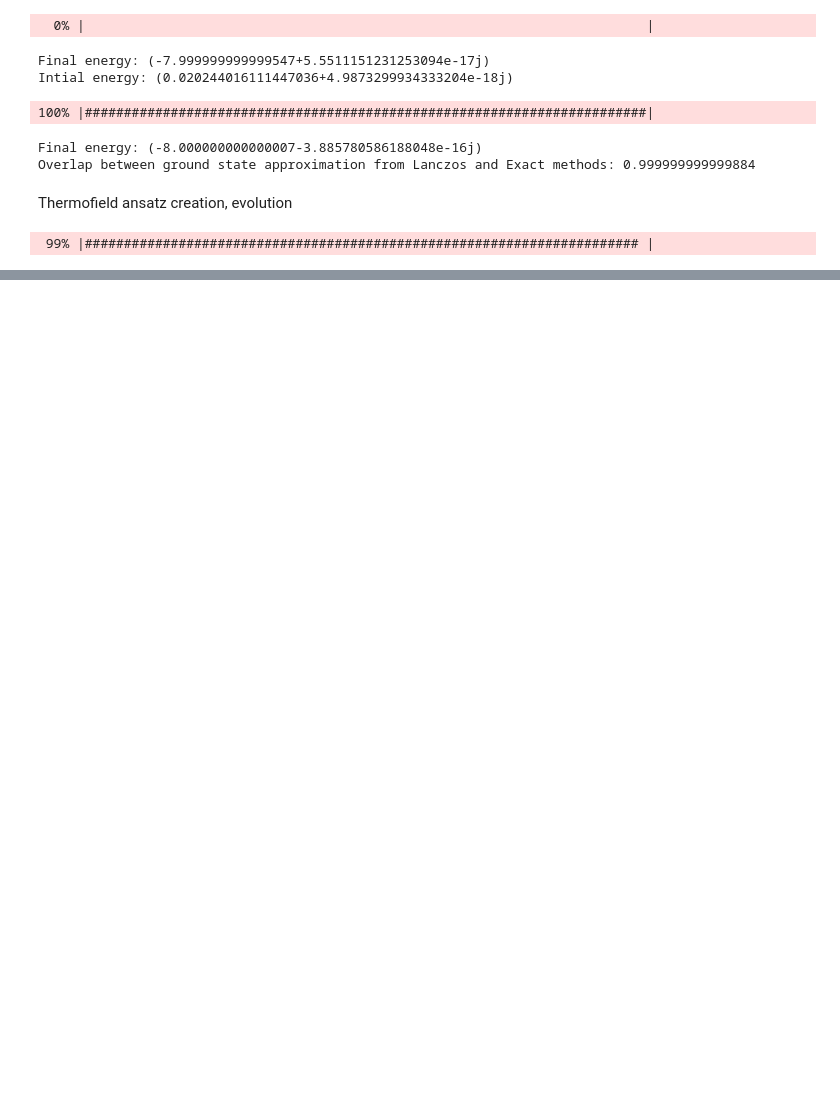
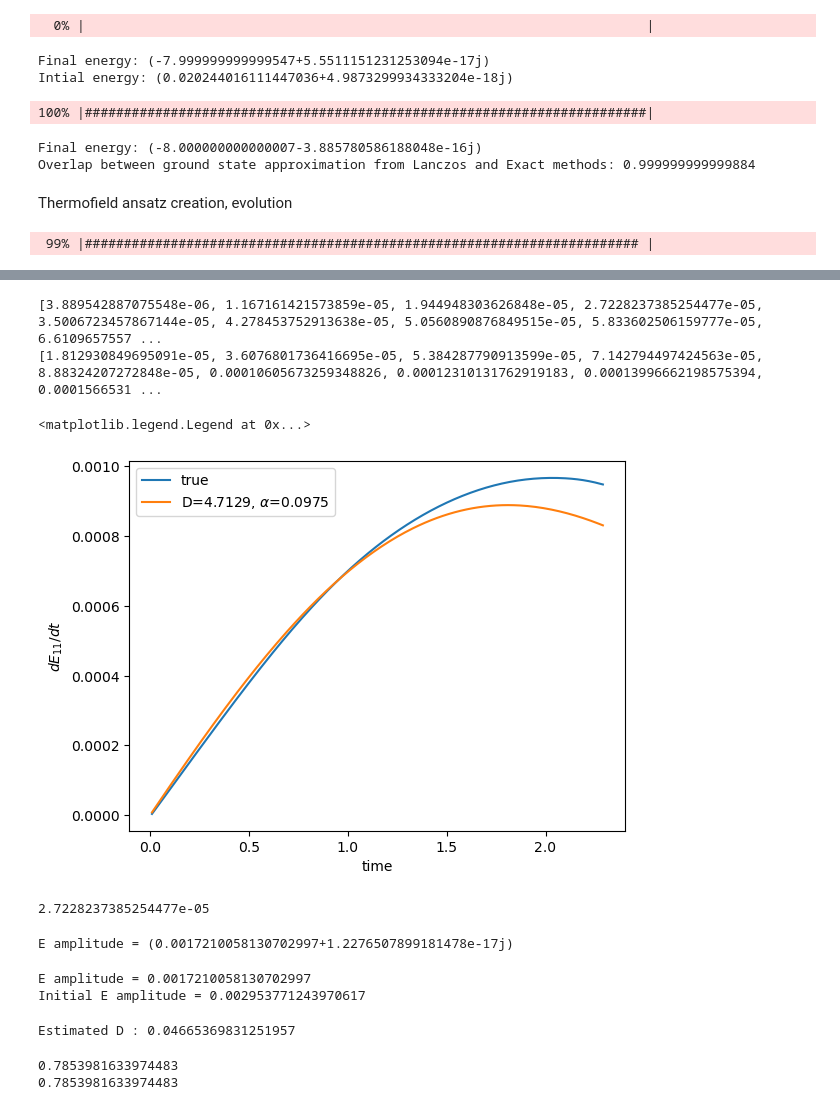
Before and after one commit to OscarCharlieST/quantum-tensor, a Jupyter notebook: active.ipynb, the cells around one changed output, grey strips where cells are left out. Saved outputs shown, nothing was run; the diff lists cells and outputs as text; code cells hidden in the pictures; blank space fills up the shorter version.

```diff
--- a/active.ipynb
+++ b/active.ipynb
@@ -144,0 +174,11 @@ fig, ax = vis.plot_energy_density_evolution(state_hist,
+# %%
+import scipy.optimize as opt
+
+f = lambda ts, De, alpha : [-1*np.real((1-np.exp(-1*alpha*t))*(k**2)*De*E[t]) for t in ts]
+print(len(times[:-1]))
+print(len(dE_dt))
+print(f(times, 4, 4))
+popt, pcov = opt.curve_fit(f, times[:-1], dE_dt, p0=[8, 0.05])
+print(f"""Best guesses:
+      D = {popt[0]}
+      alpha = {popt[1]}""")
@@ -144,0 +190,52 @@ fig, ax = vis.plot_energy_density_evolution(state_hist,
+# %%
+print(dE_dt)
+print(f(times[1:], 1, 1))
+import matplotlib.pyplot as plt
+
+alpha_guess = 0.0975 # popt[1]
+D_guess = 4.7129 # popt[0]
+fig, ax = plt.subplots(1,1)
+ax.plot(times[1:],
+        dE_dt,
+        label='true')
+ax.plot(times[1:],
+        f(times[1:], D_guess, alpha_guess),
+        label=fr'D={D_guess}, $\alpha$={alpha_guess}')
+ax.set_xlabel('time')
+ax.set_ylabel(r'$dE_{11}/dt$')
+ax.legend()
+# %% [output]
+[3.889542887075548e-06, 1.167161421573859e-05, 1.944948303626848e-05, 2.7228237385254477e-05, 3.5006723457867144e-05, 4.278453752913638e-05, 5.0560890876849515e-05, 5.833602506159777e-05, 6.6109657557 ...
+[1.812930849695091e-05, 3.6076801736416695e-05, 5.384287790913599e-05, 7.142794497424563e-05, 8.88324207272848e-05, 0.00010605673259348826, 0.00012310131762919183, 0.00013996662198575394, 0.0001566531 ...
+<matplotlib.legend.Legend at 0x...>
+[figure, added]
+# %%
+dE_dt[3]
+# %% [output]
+2.7228237385254477e-05
+# %%
+t2 = 2
+E_at_2 = [ops.local_expect(state_hist[2], H_thf_terms[s]) for s in sites]
+# %% [output]
+E amplitude = (0.0017210058130702997+1.2276507899181478e-17j)
+# %%
+E_amp = np.real((max(E_at_2) - min(E_at_2))/2)
+print(f"E amplitude = {E_amp}")
+
+E_init_amp = np.real((max(initial_E_profile) - min(initial_E_profile))/2)
+print(f"Initial E amplitude = {E_init_amp}")
+# %% [output]
+E amplitude = 0.0017210058130702997
+Initial E amplitude = 0.002953771243970617
+# %%
+delta_E = E_amp
+D_est =(dE_dt[2])/(delta_E * (k**2))
+print(f"Estimated D : {D_est}")
+# %% [output]
+Estimated D : 0.04665369831251957
+# %%
+print(k)
+print(2*np.pi/(24/3))
+# %% [output]
+0.7853981633974483
+0.7853981633974483
```
Also changed, not shown: parts of 7 cells of this notebook.
